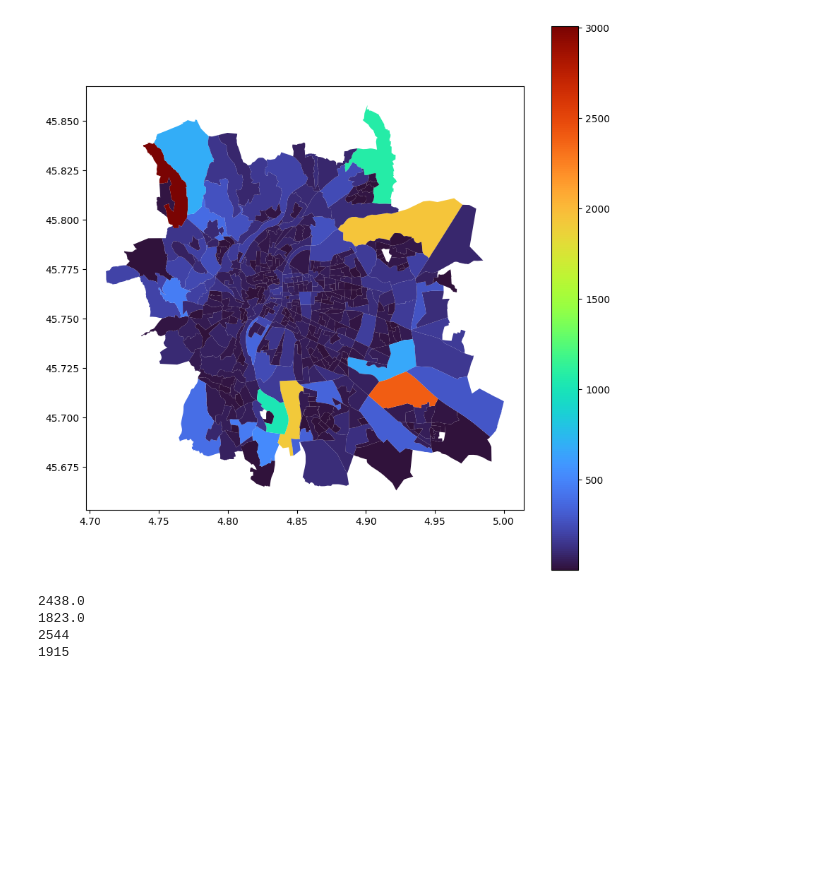
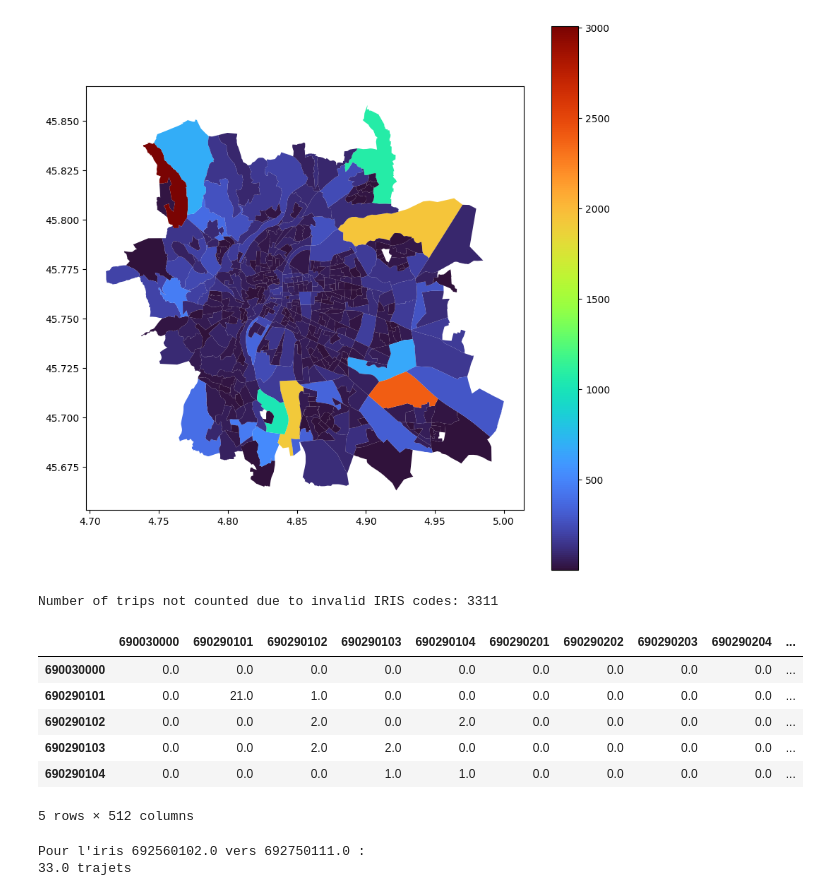
Before and after one commit to timentpe/dspap_project, a Jupyter notebook: notebooks/tim.ipynb, the cells around one changed output. Saved outputs shown, nothing was run; the diff lists cells and outputs as text; code cells hidden in the pictures; blank space fills up the shorter version.

Commit message:
ajout d'un exemple et de précision sur le nombre de trajets de l'OD

```diff
--- a/notebooks/tim.ipynb
+++ b/notebooks/tim.ipynb
@@ -619,11 +619,16 @@ iris_codes = lyon_iris['codeiris'].tolist()
 OD_iris_df = pd.DataFrame(OD_iris, index=iris_codes, columns=iris_codes)
 
 # remplir la matrice OD_iris_df avec en ligne les valeurs d'origine et en colonne les valeurs de destination
+not_counted = 0
 for _, row in df_od_neutral.iterrows():
     origin = row['IRIS_origin']
     destination = row['IRIS_destination']
     if origin in OD_iris_df.index and destination in OD_iris_df.columns:
         OD_iris_df.at[origin, destination] += 1
+    else :
+        not_counted += 1
+
+print("Number of trips not counted due to invalid IRIS codes:", not_counted)
 
 # fonction qui donne le nombre de trajets entre deux iris donnés
 def get_od_count(iris_origin, iris_destination):
@@ -631,16 +636,22 @@ def get_od_count(iris_origin, iris_destination):
         return OD_iris_df.at[iris_origin, iris_destination]
     else:
         return 'bad iris code'
+# %% [output]
+Number of trips not counted due to invalid IRIS codes: 3311
-# %%
-# afficher le nombre d'origines pour un iris donné
-print(OD_iris_df.sum(axis=1).loc[df_od_neutral['IRIS_origin'].iloc[3]])
-print(OD_iris_df.sum(axis=0).loc[df_od_neutral['IRIS_origin'].iloc[3]])
-
-#comparer avec la valeur dans lyon_iris
-print(lyon_iris.set_index('codeiris').at[df_od_neutral['IRIS_origin'].iloc[3], 'number_of_origins'])
-print(lyon_iris.set_index('codeiris').at[df_od_neutral['IRIS_origin'].iloc[3], 'number_of_destinations'])
-# %% [output]
-2438.0
-1823.0
-2544
-1915
+# %%
+OD_iris_df.head()
+# %% [output]
+|  | 690030000 | 690290101 | 690290102 | 690290103 | 690290104 | 690290201 | 690290202 | 690290203 | 690290204 | ... |
+| 690030000 | 0.0 | 0.0 | 0.0 | 0.0 | 0.0 | 0.0 | 0.0 | 0.0 | 0.0 | ... |
+| 690290101 | 0.0 | 21.0 | 1.0 | 0.0 | 0.0 | 0.0 | 0.0 | 0.0 | 0.0 | ... |
+| 690290102 | 0.0 | 0.0 | 2.0 | 0.0 | 2.0 | 0.0 | 0.0 | 0.0 | 0.0 | ... |
+| 690290103 | 0.0 | 0.0 | 2.0 | 2.0 | 0.0 | 0.0 | 0.0 | 0.0 | 0.0 | ... |
+| 690290104 | 0.0 | 0.0 | 0.0 | 1.0 | 1.0 | 0.0 | 0.0 | 0.0 | 0.0 | ... |
+5 rows × 512 columns
+# %%
+# Exemple d'utilisation
+print(f"Pour l'iris {df_od_neutral['IRIS_origin'].iloc[0]} vers {df_od_neutral['IRIS_destination'].iloc[0]} :")
+print(f"{get_od_count(df_od_neutral['IRIS_origin'].iloc[0], df_od_neutral['IRIS_destination'].iloc[0])} trajets")
+# %% [output]
+Pour l'iris 692560102.0 vers 692750111.0 :
+33.0 trajets
```
